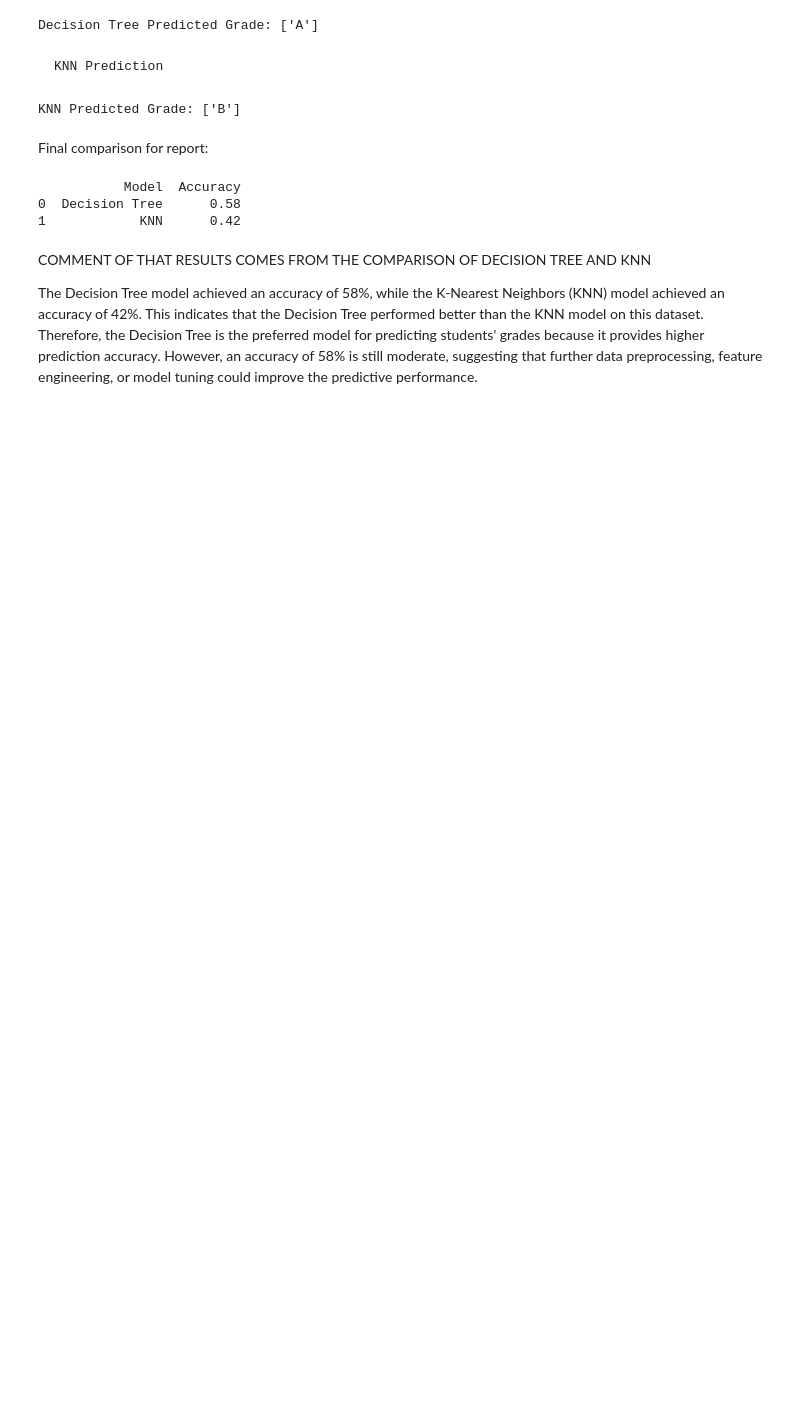
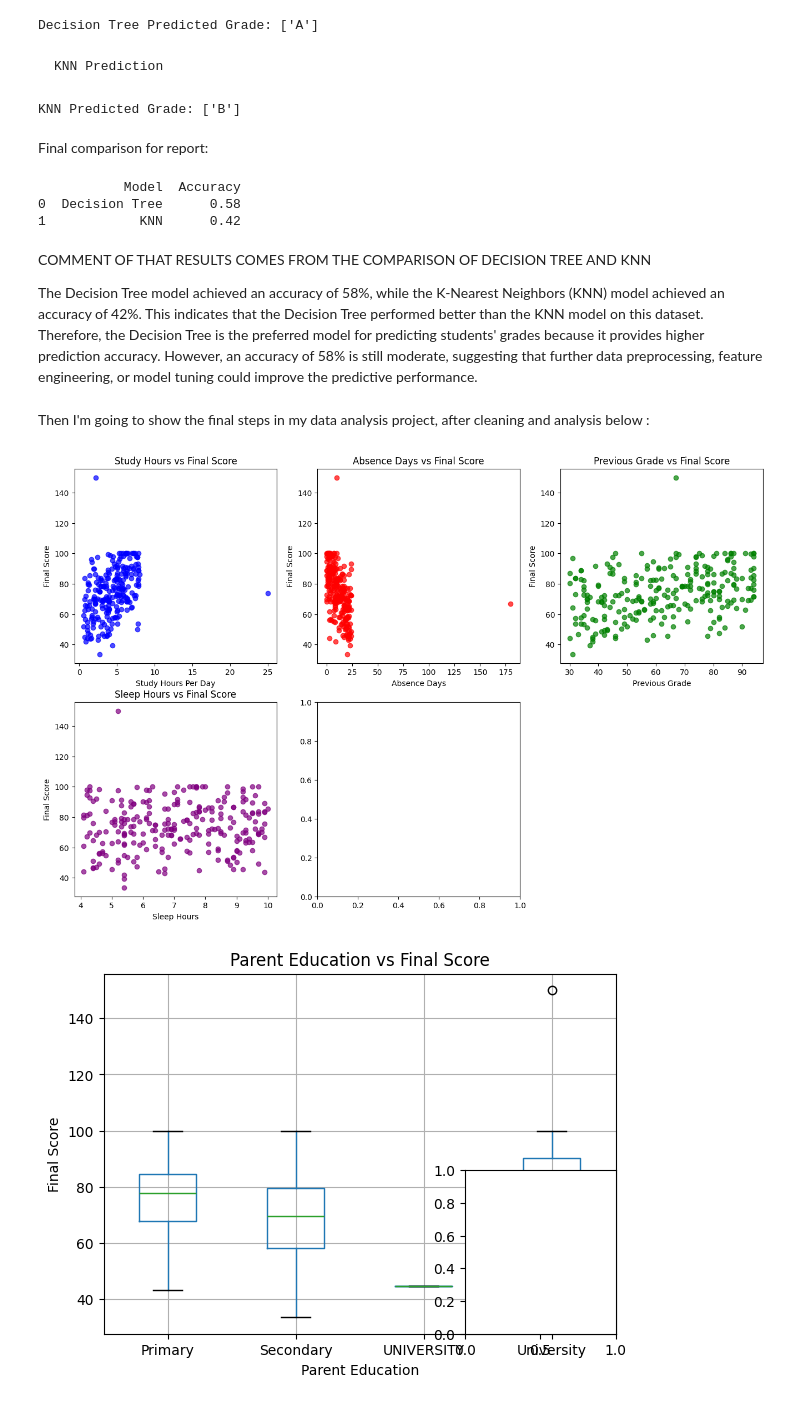
Before and after one commit to jeanbaptistehabimanaMIT2026/MIT-projects-2026, a Jupyter notebook: M05688_2026_Assignment.ipynb, the cells around one changed output. Cells and saved outputs as stored; diff of their text form; code cells hidden in the pictures; blank space fills up the shorter version.

```diff
--- a/M05688_2026_Assignment.ipynb
+++ b/M05688_2026_Assignment.ipynb
@@ -2912,3 +2912,57 @@ print(comparison)
  COMMENT OF THAT RESULTS COMES FROM THE COMPARISON OF DECISION TREE AND KNN
 
 The Decision Tree model achieved an accuracy of 58%, while the K-Nearest Neighbors (KNN) model achieved an accuracy of 42%. This indicates that the Decision Tree performed better than the KNN model on this dataset. Therefore, the Decision Tree is the preferred model for predicting students' grades because it provides higher prediction accuracy. However, an accuracy of 58% is still moderate, suggesting that further data preprocessing, feature engineering, or model tuning could improve the predictive performance.
+# %% [markdown]
+ Then I'm going to show  the final steps in my data analysis project, after cleaning and analysis below :
+# %%
+plt.figure(figsize=(16, 10))
+
+# 1. Study Hours vs Final Score
+plt.subplot(2, 3, 1)
+plt.scatter(df['StudyHoursPerDay'], df['FinalScore'], color='blue', alpha=0.7)
+plt.title('Study Hours vs Final Score')
+plt.xlabel('Study Hours Per Day')
+plt.ylabel('Final Score')
+
+# 2. Absence Days vs Final Score
+plt.subplot(2, 3, 2)
+plt.scatter(df['AbsenceDays'], df['FinalScore'], color='red', alpha=0.7)
+plt.title('Absence Days vs Final Score')
+plt.xlabel('Absence Days')
+plt.ylabel('Final Score')
+
+# 3. Previous Grade vs Final Score
+plt.subplot(2, 3, 3)
+plt.scatter(df['PreviousGrade'], df['FinalScore'], color='green', alpha=0.7)
+plt.title('Previous Grade vs Final Score')
+plt.xlabel('Previous Grade')
+plt.ylabel('Final Score')
+
+# 4. Sleep Hours vs Final Score
+plt.subplot(2, 3, 4)
+plt.scatter(df['SleepHours'], df['FinalScore'], color='purple', alpha=0.7)
+plt.title('Sleep Hours vs Final Score')
+plt.xlabel('Sleep Hours')
+plt.ylabel('Final Score')
+
+# 5. Parent Education vs Final Score
+plt.subplot(2, 3, 5)
+df.boxplot(column='FinalScore', by='ParentEducation')
+plt.title('Parent Education vs Final Score')
+plt.suptitle('')
+plt.xlabel('Parent Education')
+plt.ylabel('Final Score')
+
+# 6. Gender vs Final Score
+plt.subplot(2, 3, 6)
+df.boxplot(column='FinalScore', by='Gender')
+plt.title('Gender vs Final Score')
+plt.suptitle('')
+plt.xlabel('Gender')
+plt.ylabel('Final Score')
+
+plt.tight_layout()
+plt.show()
+# %% [output]
+[figure, added]
+[figure, added]
```
Also changed, not shown: parts of 2 cells of this notebook.
